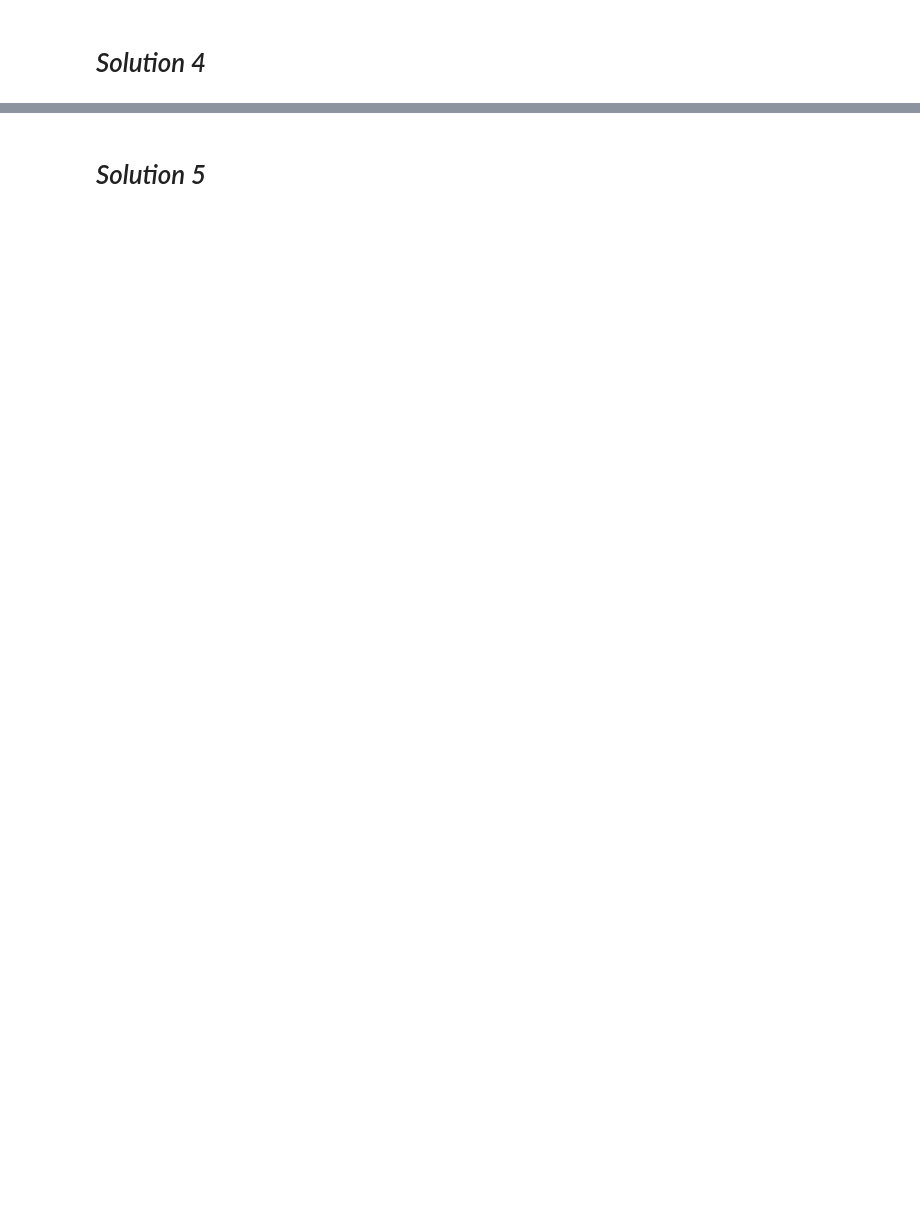
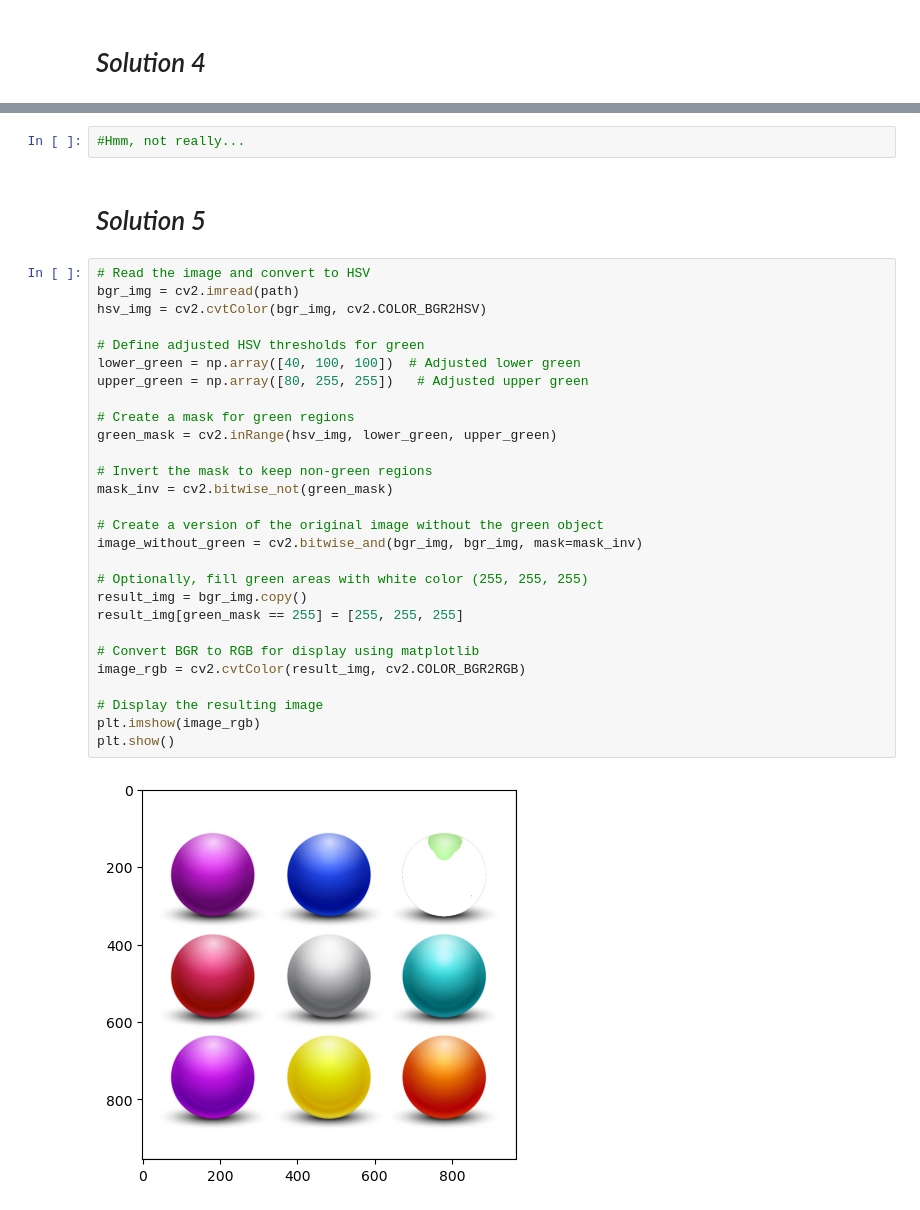
Before and after one commit to VadorInPython/34759_Perception_4_Autonomous_Systems, a Jupyter notebook: Exercise 2.ipynb, the cells around one changed output, grey strips where cells are left out. Saved outputs shown, nothing was run; the diff lists cells and outputs as text; blank space fills up the shorter version.

```diff
--- a/Exercise 2.ipynb
+++ b/Exercise 2.ipynb
@@ -221,2 +301,34 @@ plt.imshow(output)
+# %%
+#Hmm, not really...
 # %% [markdown]
 # _Solution 5_
+# %%
+# Read the image and convert to HSV
+bgr_img = cv2.imread(path)
+hsv_img = cv2.cvtColor(bgr_img, cv2.COLOR_BGR2HSV)
+
+# Define adjusted HSV thresholds for green
+lower_green = np.array([40, 100, 100])  # Adjusted lower green
+upper_green = np.array([80, 255, 255])   # Adjusted upper green
+
+# Create a mask for green regions
+green_mask = cv2.inRange(hsv_img, lower_green, upper_green)
+
+# Invert the mask to keep non-green regions
+mask_inv = cv2.bitwise_not(green_mask)
+
+# Create a version of the original image without the green object
+image_without_green = cv2.bitwise_and(bgr_img, bgr_img, mask=mask_inv)
+
+# Optionally, fill green areas with white color (255, 255, 255)
+result_img = bgr_img.copy()
+result_img[green_mask == 255] = [255, 255, 255]
+
+# Convert BGR to RGB for display using matplotlib
+image_rgb = cv2.cvtColor(result_img, cv2.COLOR_BGR2RGB)
+
+# Display the resulting image
+plt.imshow(image_rgb)
+plt.show()
+# %% [output]
+[figure, added]
```
Also changed, not shown: parts of 11 cells of this notebook.
